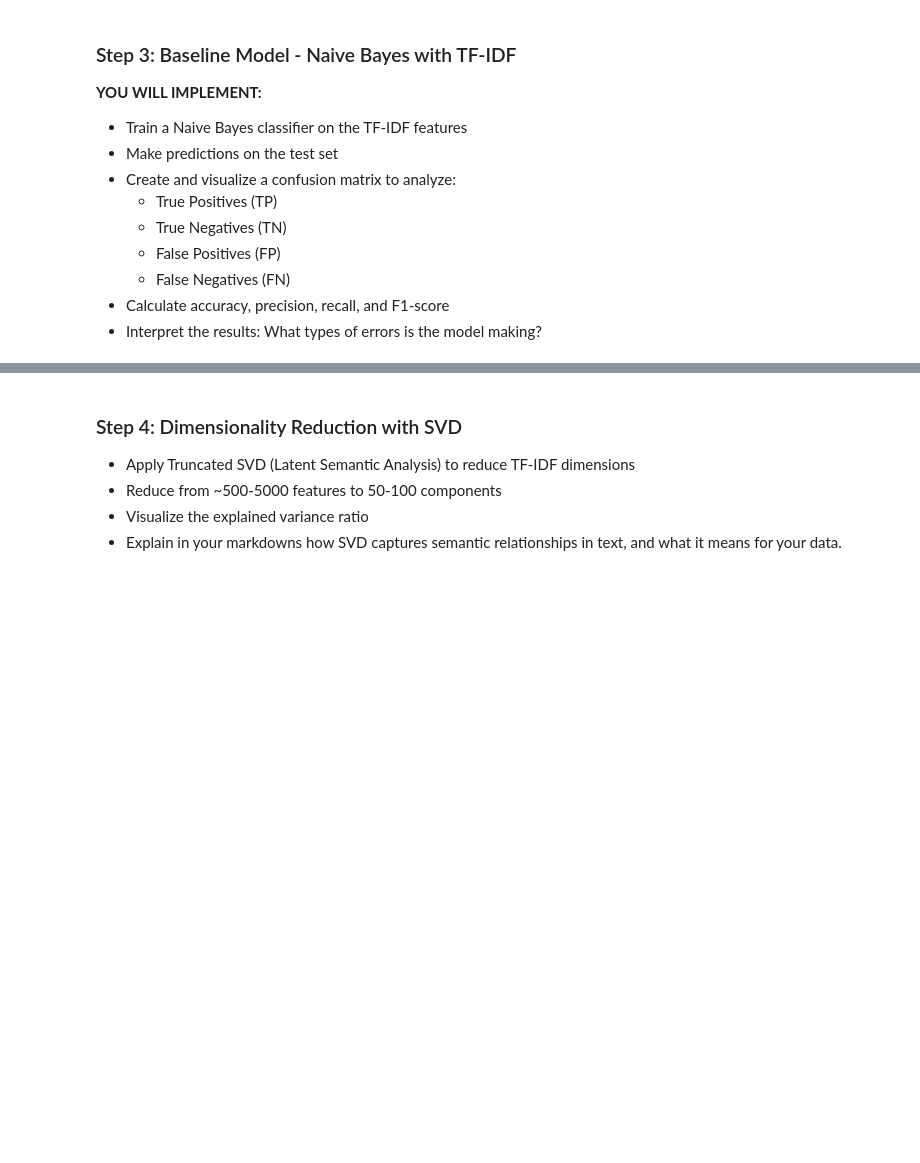
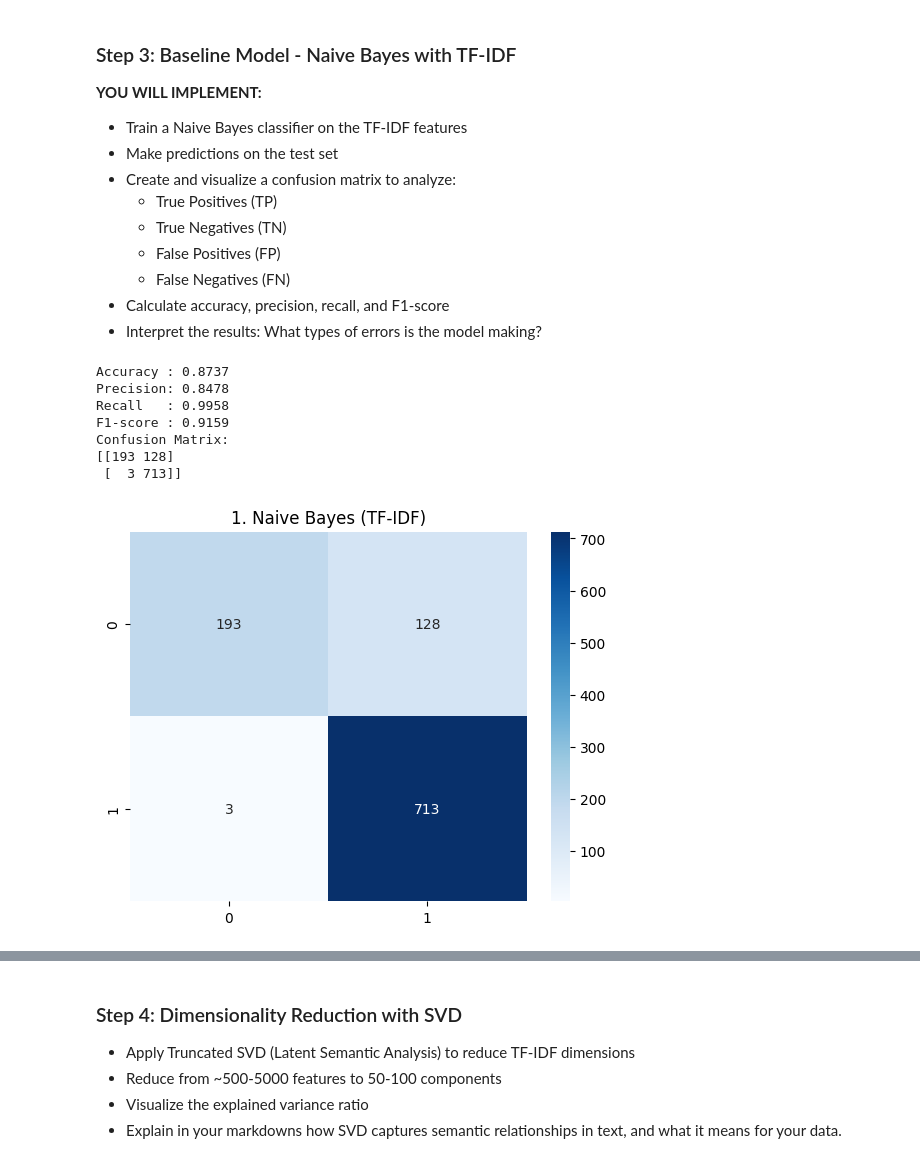
Before and after one commit to kkim8781294/PROG8245-ml-final-project-group3, a Jupyter notebook: TextClassificationFinalProjectGroup3.ipynb, the cells around one changed output, grey strips where cells are left out. Cells and saved outputs as stored; diff of their text form; code cells hidden in the pictures; blank space fills up the shorter version.

Commit message:
Add Step 3: Naive Bayes baseline model with performance analysis

```diff
--- a/TextClassificationFinalProjectGroup3.ipynb
+++ b/TextClassificationFinalProjectGroup3.ipynb
@@ -386,0 +388,19 @@ def plot_confusion_matrices(confusionMatrix,title):
+# %%
+naivBayes = MultinomialNB()
+# train the model through TF-IDF features
+naivBayes.fit(X_train_tfidf, y_train)
+
+# predict on test set and store predictions
+y_prediction_nb = naivBayes.predict(X_test_tfidf)
+
+metrics_nb, confusion_metrix_nb = evaluate_model(y_test, y_prediction_nb)
+plot_confusion_matrices(confusion_metrix_nb,"1. Naive Bayes (TF-IDF)")
+# %% [output]
+Accuracy : 0.8737
+Precision: 0.8478
+Recall   : 0.9958
+F1-score : 0.9159
+Confusion Matrix:
+[[193 128]
+ [  3 713]]
+[figure, added]
```
Also changed, not shown: parts of 3 cells of this notebook.
